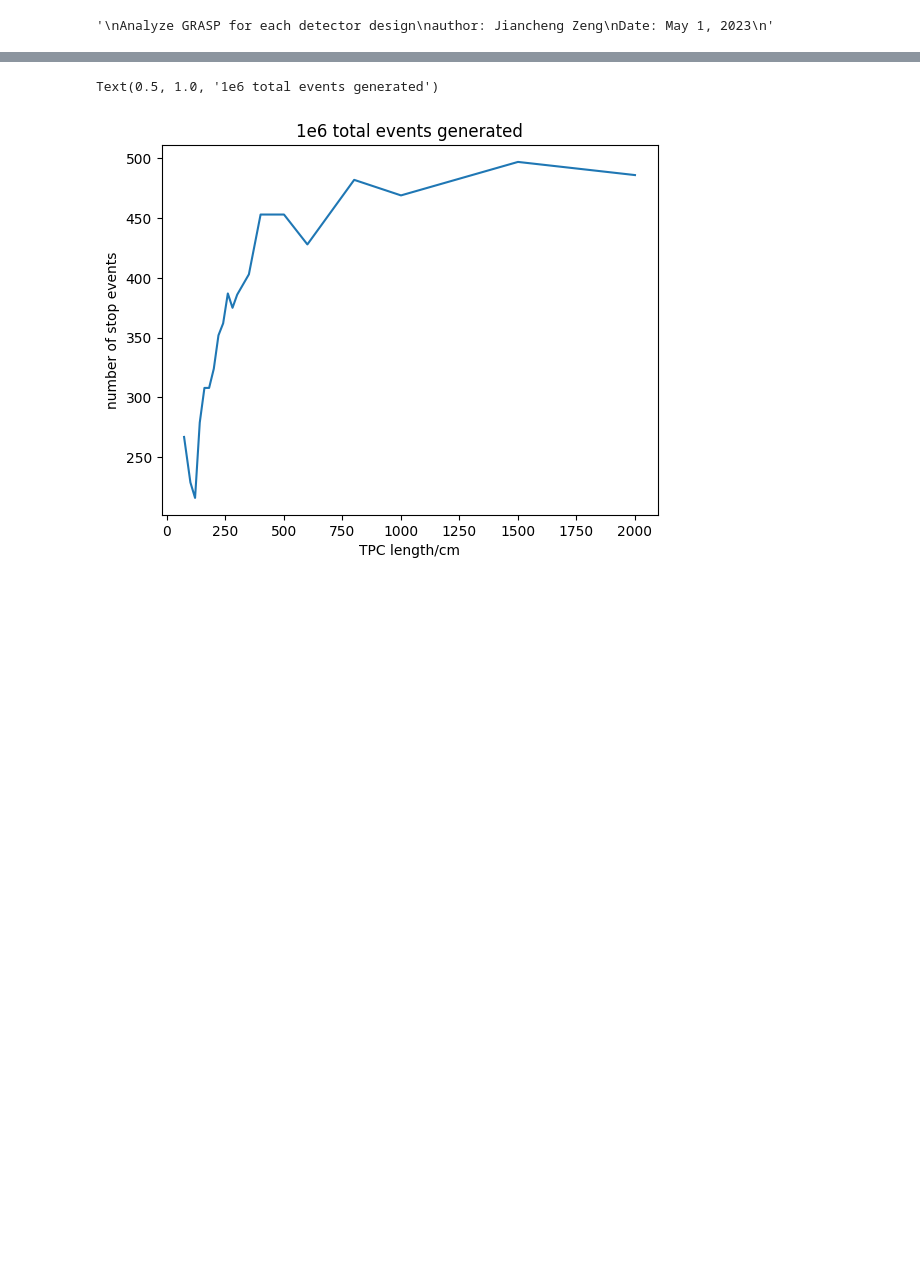
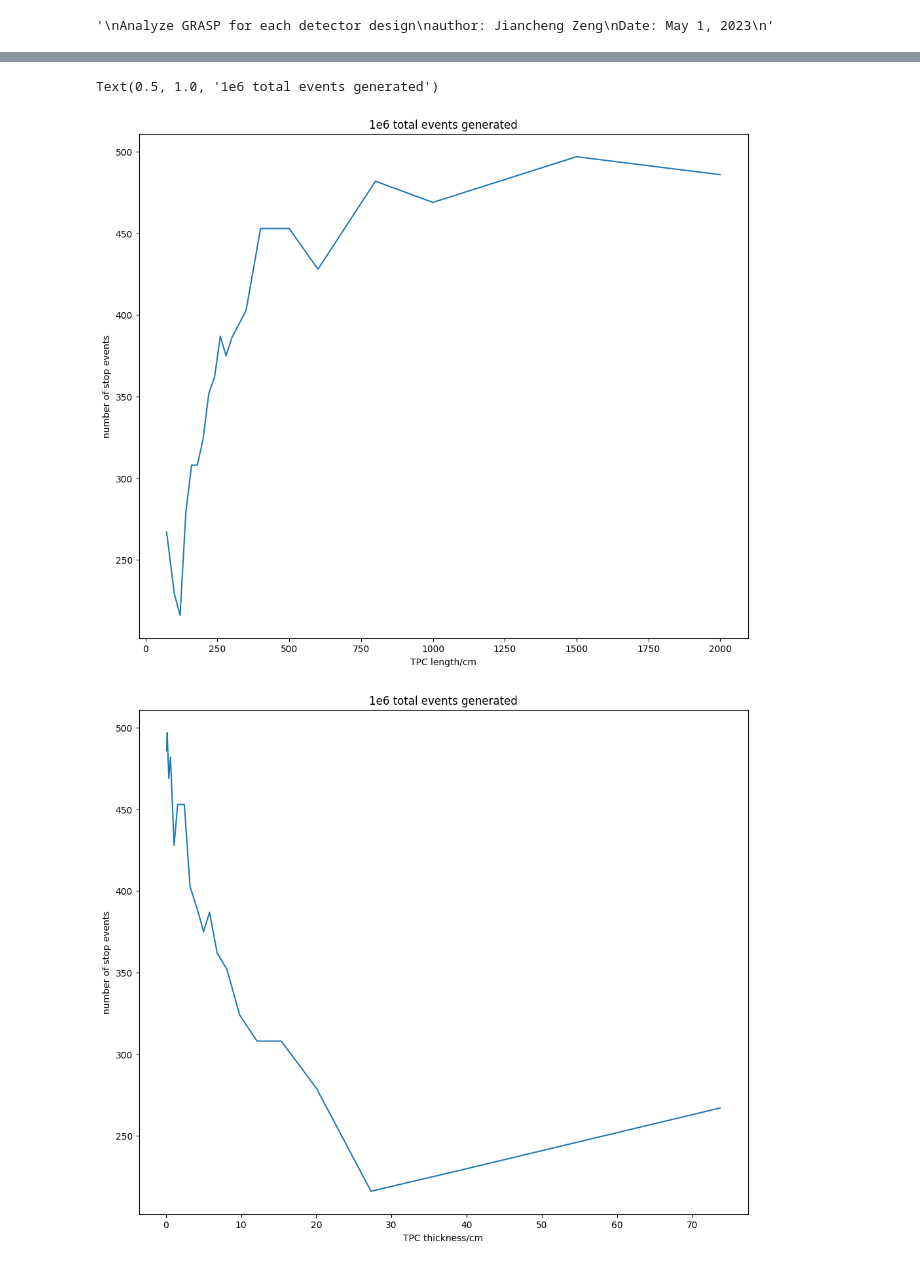
Before and after one commit to Eclipsedclaw/GRAMS, a Jupyter notebook: analysis/2023_Paper/GRASP.ipynb, the cells around one changed output, grey strips where cells are left out. Saved outputs shown, nothing was run; the diff lists cells and outputs as text; code cells hidden in the pictures; blank space fills up the shorter version.

```diff
--- a/analysis/2023_Paper/GRASP.ipynb
+++ b/analysis/2023_Paper/GRASP.ipynb
@@ -531,11 +490,20 @@ Last event is 999687
 # %%
 Stop_Events = [267, 229, 216, 279, 308, 308, 324, 352, 362, 387, 375, 386, 403, 453, 453, 428, 482, 469, 497, 486]
 TPC_length = [73, 100, 120, 140, 160, 180, 200, 220, 240, 260, 280, 300, 350, 400, 500, 600, 800, 1000, 1500, 2000]
 
+plt.figure(1, figsize=(12, 10))
 plt.plot(TPC_length, Stop_Events)
 plt.xlabel("TPC length/cm")
 plt.ylabel("number of stop events")
 plt.title("1e6 total events generated")
+
+TPC_thickness = 550/1.4*1000/(np.array(TPC_length)**2)
+plt.figure(2, figsize=(12, 10))
+plt.plot(TPC_thickness, Stop_Events)
+plt.xlabel("TPC thickness/cm")
+plt.ylabel("number of stop events")
+plt.title("1e6 total events generated")
 # %% [output]
 Text(0.5, 1.0, '1e6 total events generated')
-[figure, old version]
+[figure, new version]
+[figure, added]
```
Also changed, not shown: parts of 7 cells of this notebook.
